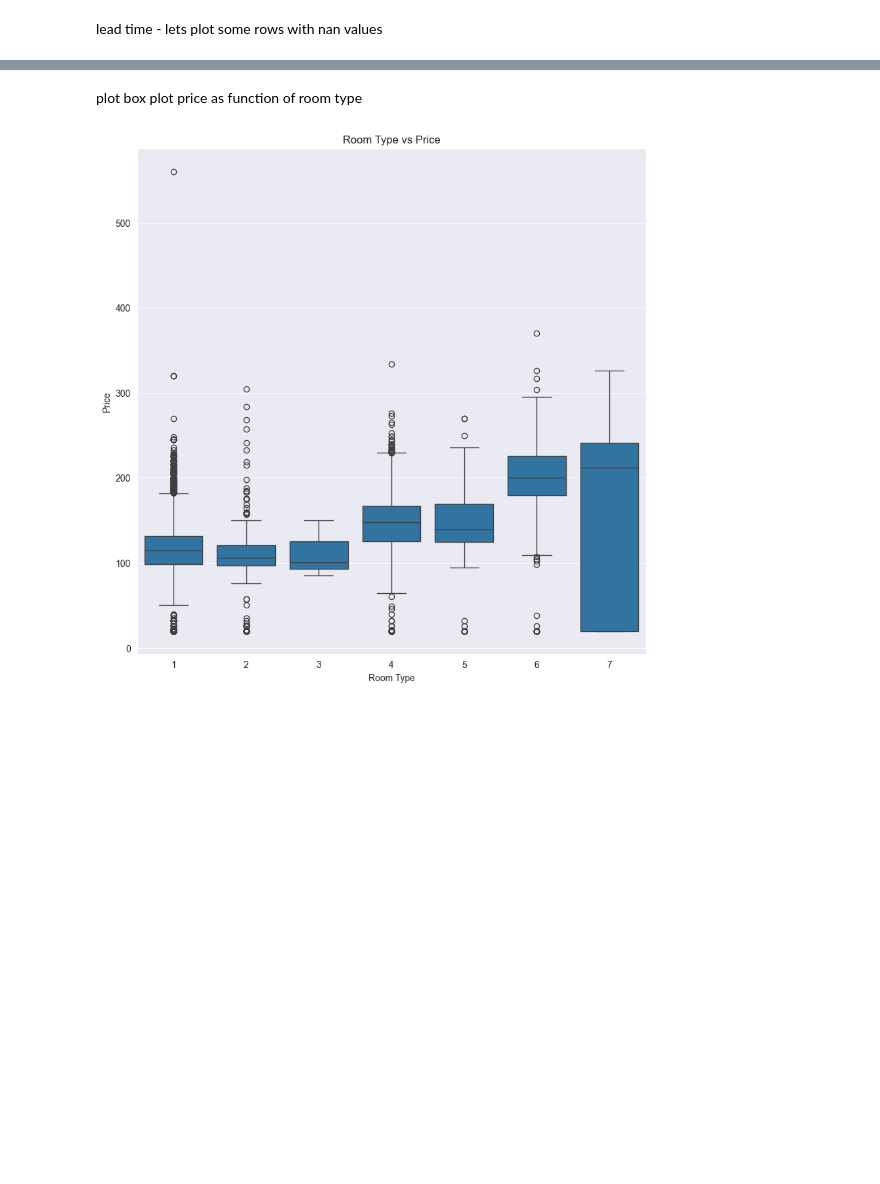
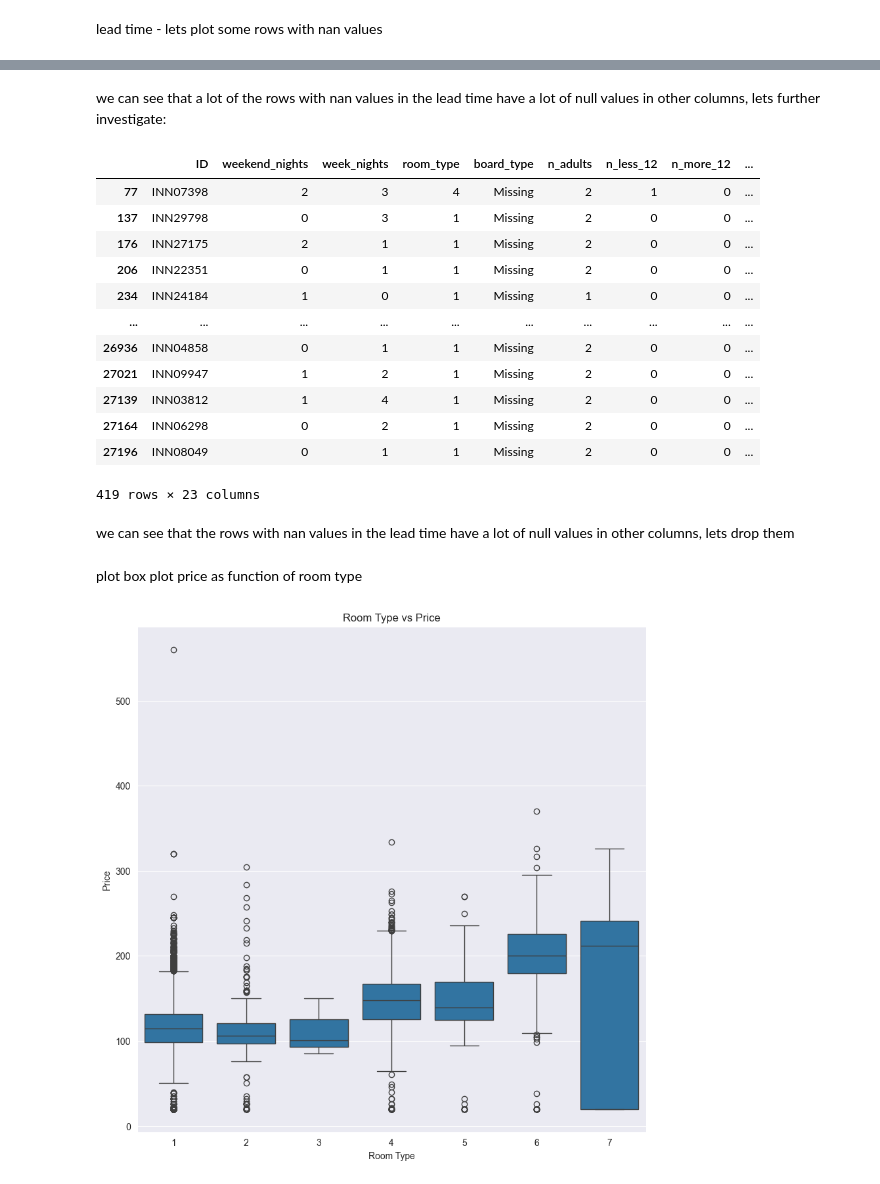
Before and after one commit to almog-sharoni/Data_Mining_Final_Project, a Jupyter notebook: main_notebook.ipynb, the cells around one changed output, grey strips where cells are left out. Saved outputs shown, nothing was run; the diff lists cells and outputs as text; code cells hidden in the pictures; blank space fills up the shorter version.

```diff
--- a/main_notebook.ipynb
+++ b/main_notebook.ipynb
@@ -451,3 +621,23 @@ df[df['lead_time'].isnull()]
+# %% [markdown]
+we can see that a lot of the rows with nan values in the lead time have a lot of null values in other columns, lets further investigate:
+# %%
+df[df['lead_time'].isnull()&df['price'].isnull()]
+# %% [output]
+|  | ID | weekend_nights | week_nights | room_type | board_type | n_adults | n_less_12 | n_more_12 | ... |
+| 77 | INN07398 | 2 | 3 | 4 | Missing | 2 | 1 | 0 | ... |
+| 137 | INN29798 | 0 | 3 | 1 | Missing | 2 | 0 | 0 | ... |
+| 176 | INN27175 | 2 | 1 | 1 | Missing | 2 | 0 | 0 | ... |
+| 206 | INN22351 | 0 | 1 | 1 | Missing | 2 | 0 | 0 | ... |
+| 234 | INN24184 | 1 | 0 | 1 | Missing | 1 | 0 | 0 | ... |
+| ... | ... | ... | ... | ... | ... | ... | ... | ... | ... |
+| 26936 | INN04858 | 0 | 1 | 1 | Missing | 2 | 0 | 0 | ... |
+| 27021 | INN09947 | 1 | 2 | 1 | Missing | 2 | 0 | 0 | ... |
+| 27139 | INN03812 | 1 | 4 | 1 | Missing | 2 | 0 | 0 | ... |
+| 27164 | INN06298 | 0 | 2 | 1 | Missing | 2 | 0 | 0 | ... |
+| 27196 | INN08049 | 0 | 1 | 1 | Missing | 2 | 0 | 0 | ... |
+419 rows × 23 columns
+# %% [markdown]
+we can see that the rows with nan values in the lead time have a lot of null values in other columns, lets drop them
 # %% [markdown]
 plot box plot price as function of room type
 # %%
```
Also changed, not shown: parts of 45 cells of this notebook.
